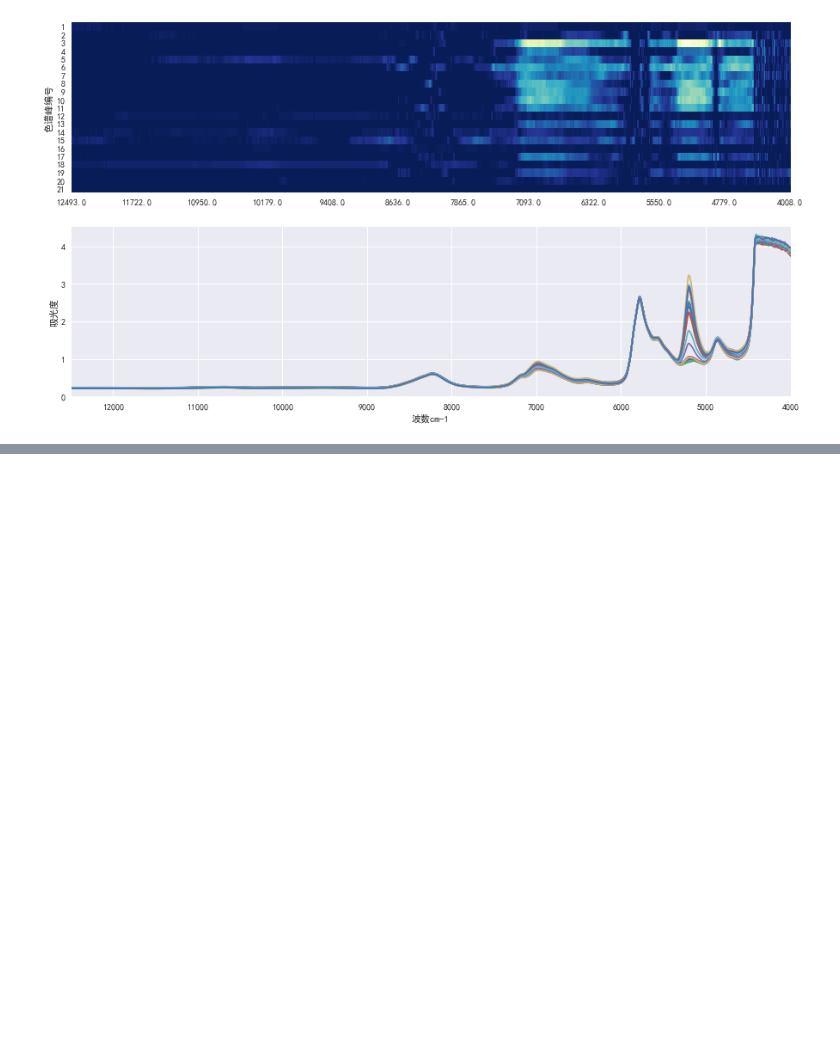
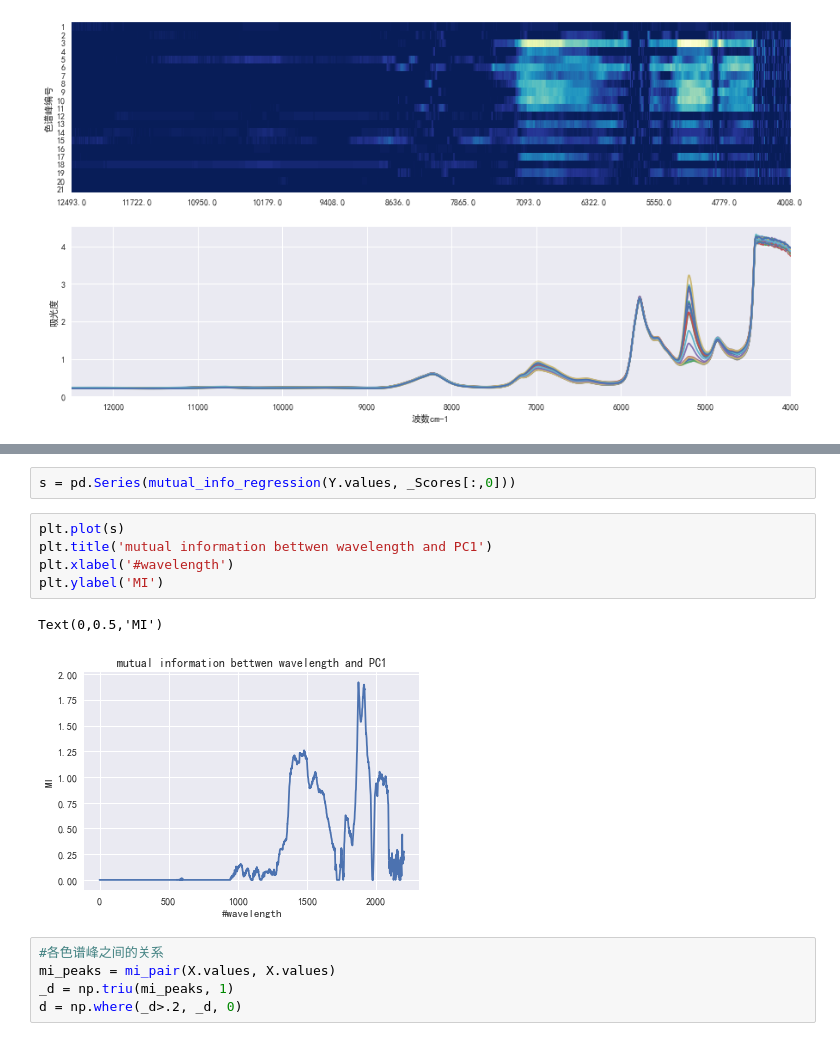
Before and after one commit to laziszaire/notebooks, a Jupyter notebook: HPLC和NIR的互信息.ipynb, the cells around one changed output, grey strips where cells are left out. Saved outputs shown, nothing was run; the diff lists cells and outputs as text; blank space fills up the shorter version.

```diff
--- a/HPLC和NIR的互信息.ipynb
+++ b/HPLC和NIR的互信息.ipynb
@@ -52,0 +87,15 @@ f.savefig('NIR和IR之间的互信息.png',dpi=300)
+# %%
+s = pd.Series(mutual_info_regression(Y.values, _Scores[:,0]))
+# %%
+plt.plot(s)
+plt.title('mutual information bettwen wavelength and PC1')
+plt.xlabel('#wavelength')
+plt.ylabel('MI')
+# %% [output]
+Text(0,0.5,'MI')
+[figure, added]
+# %%
+#各色谱峰之间的关系
+mi_peaks = mi_pair(X.values, X.values)
+_d = np.triu(mi_peaks, 1)
+d = np.where(_d>.2, _d, 0)
```
Also changed, not shown: parts of 9 cells of this notebook, 1 other file.
